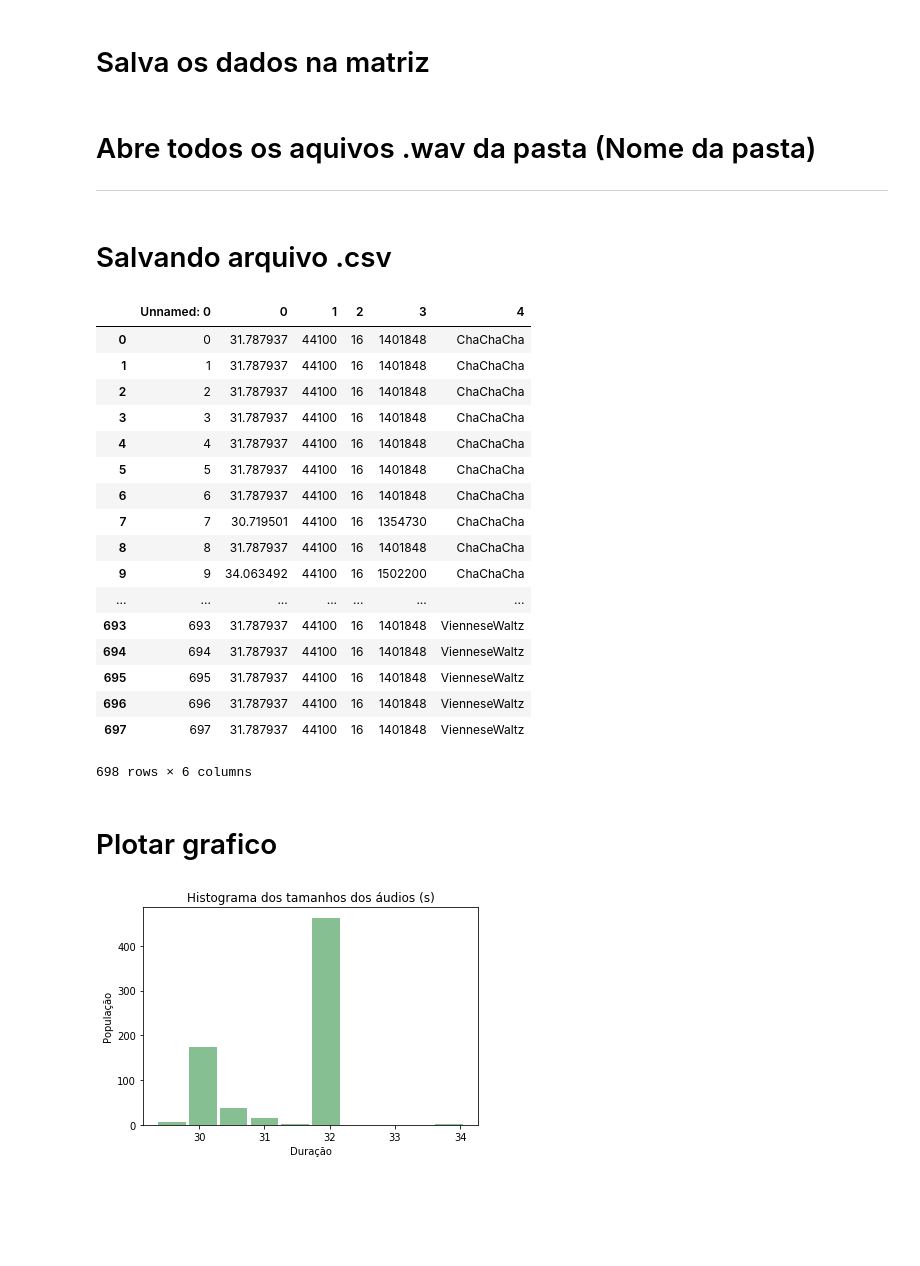
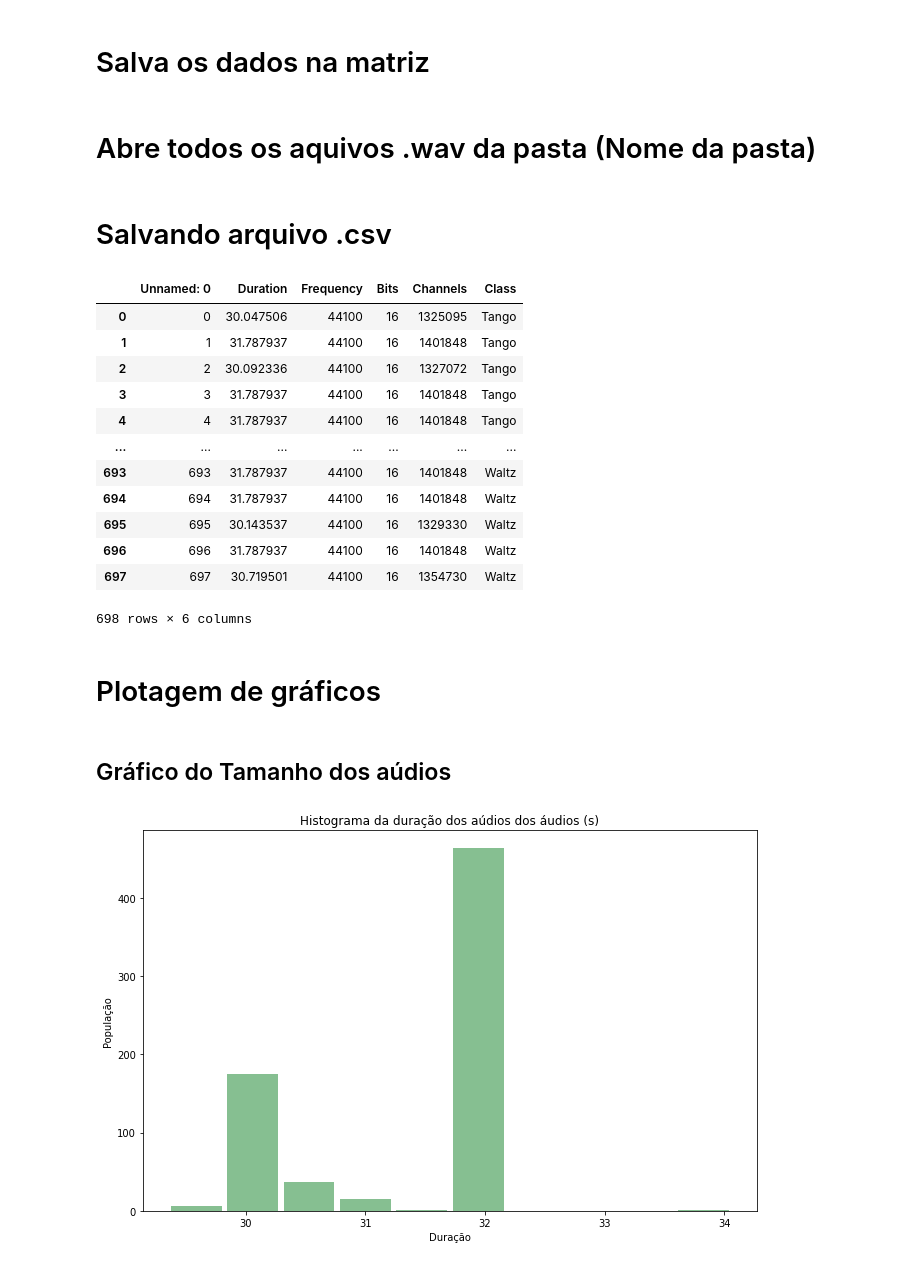
Before and after one commit to FranciscoMaik/Processamento_de_audio, a Jupyter notebook: classes_de_TEIA.ipynb, the cells around one changed output. Drawn from its saved outputs; the diff is of its cells as text; code cells hidden in the pictures; blank space fills up the shorter version.

Commit message:
Adicionando damais gráficos

```diff
--- a/classes_de_TEIA.ipynb
+++ b/classes_de_TEIA.ipynb
@@ -9,6 +9,6 @@ import matplotlib.pyplot as plt
 import glob
 import os
 
-# path = os.getcwd()
+path = os.getcwd()
 # name_bases = os.listdir('Trabalho_de_processamento/Ballroom/')
 # %% [markdown]
@@ -56,8 +56,6 @@ def armazena_dados_na_matriz(taxa,canais,bits,duracao,nome_base):
     matriz[contador][4] = nome_base
 # %% [markdown]
 # Abre todos os aquivos .wav da pasta (Nome da pasta)
-
----
 # %%
 for i in arquivo:
     contador = extrassao_de_dados_da_classe(i,linha)
@@ -68,35 +67,32 @@ pd.DataFrame(matriz).to_csv(path+f"/Trabalho_de_processamento/Ballroom/csv/Base_
 # %%
 #mostrar arquivo
-metadata_path = pd.read_csv(path+f"/Trabalho_de_processamento/Ballroom/csv/Base_Ballroom.csv",)
+metadata_path = pd.read_csv(path+f"/csv/Base_Ballroom.csv")
 metadata_path
 # %% [output]
-|  | Unnamed: 0 | 0 | 1 | 2 | 3 | 4 |
-| 0 | 0 | 31.787937 | 44100 | 16 | 1401848 | ChaChaCha |
-| 1 | 1 | 31.787937 | 44100 | 16 | 1401848 | ChaChaCha |
-| 2 | 2 | 31.787937 | 44100 | 16 | 1401848 | ChaChaCha |
-| 3 | 3 | 31.787937 | 44100 | 16 | 1401848 | ChaChaCha |
-| 4 | 4 | 31.787937 | 44100 | 16 | 1401848 | ChaChaCha |
-| 5 | 5 | 31.787937 | 44100 | 16 | 1401848 | ChaChaCha |
-| 6 | 6 | 31.787937 | 44100 | 16 | 1401848 | ChaChaCha |
-| 7 | 7 | 30.719501 | 44100 | 16 | 1354730 | ChaChaCha |
-| 8 | 8 | 31.787937 | 44100 | 16 | 1401848 | ChaChaCha |
-| 9 | 9 | 34.063492 | 44100 | 16 | 1502200 | ChaChaCha |
+|  | Unnamed: 0 | Duration | Frequency | Bits | Channels | Class |
+| 0 | 0 | 30.047506 | 44100 | 16 | 1325095 | Tango |
+| 1 | 1 | 31.787937 | 44100 | 16 | 1401848 | Tango |
+| 2 | 2 | 30.092336 | 44100 | 16 | 1327072 | Tango |
+| 3 | 3 | 31.787937 | 44100 | 16 | 1401848 | Tango |
+| 4 | 4 | 31.787937 | 44100 | 16 | 1401848 | Tango |
 | ... | ... | ... | ... | ... | ... | ... |
-| 693 | 693 | 31.787937 | 44100 | 16 | 1401848 | VienneseWaltz |
-| 694 | 694 | 31.787937 | 44100 | 16 | 1401848 | VienneseWaltz |
-| 695 | 695 | 31.787937 | 44100 | 16 | 1401848 | VienneseWaltz |
-| 696 | 696 | 31.787937 | 44100 | 16 | 1401848 | VienneseWaltz |
-| 697 | 697 | 31.787937 | 44100 | 16 | 1401848 | VienneseWaltz |
+| 693 | 693 | 31.787937 | 44100 | 16 | 1401848 | Waltz |
+| 694 | 694 | 31.787937 | 44100 | 16 | 1401848 | Waltz |
+| 695 | 695 | 30.143537 | 44100 | 16 | 1329330 | Waltz |
+| 696 | 696 | 31.787937 | 44100 | 16 | 1401848 | Waltz |
+| 697 | 697 | 30.719501 | 44100 | 16 | 1354730 | Waltz |
 698 rows × 6 columns
-# %% [markdown]
-# Plotar grafico
+# %% [markdown]
+# Plotagem de gráficos
+# %% [markdown]
+## Gráfico do Tamanho dos aúdios
 # %%
-plt.hist(metadata_path['0'], rwidth=0.9, color='#86bf91')
-
+plt.hist(metadata_path['Duration'], rwidth=0.9, color='#86bf91')
+plt.rcParams['figure.figsize'] = (11,7)
 plt.xlabel('Duração')
 plt.ylabel('População')
-plt.title('Histograma dos tamanhos dos áudios (s)')
+plt.title('Histograma da duração dos aúdios dos áudios (s)')
 plt.grid(False)
 plt.show()
 # %% [output]
-[figure, old version]
+[figure, new version]
```
Also changed, not shown: parts of 14 cells of this notebook, 10 other files.
